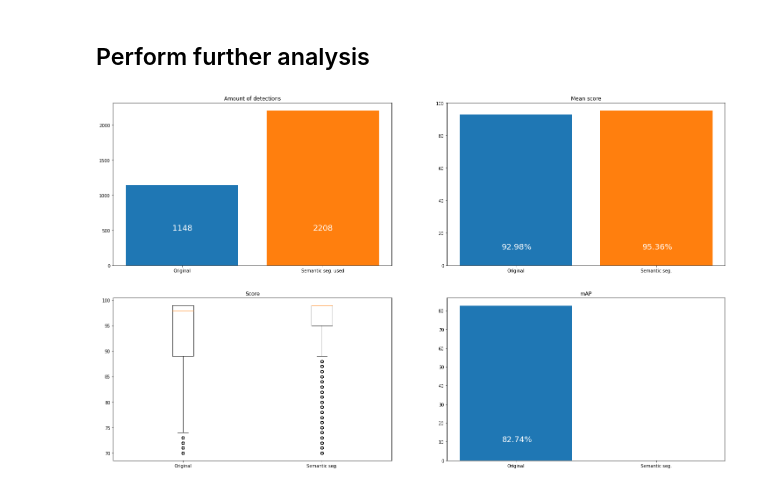
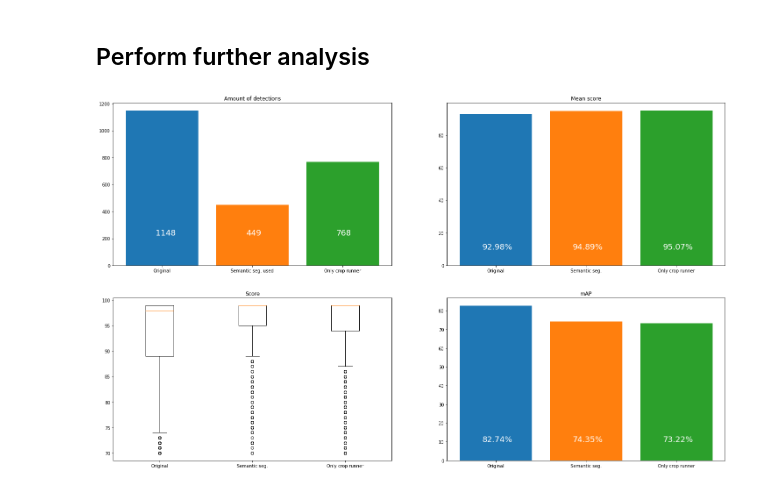
Before and after one commit to darkhorrow/semantic-segmentation-tgc, a Jupyter notebook: faster-rncc/MethodComparison.ipynb, the cells around one changed output. Saved outputs shown, nothing was run; the diff lists cells and outputs as text; code cells hidden in the pictures.

Commit message:
mAP comparisons performed

```diff
--- a/faster-rncc/MethodComparison.ipynb
+++ b/faster-rncc/MethodComparison.ipynb
@@ -11,8 +11,12 @@ drive.mount('/content/drive')
 Mounted at /content/drive
 # %%
 ORIGINAL_RESULTS = "/content/drive/MyDrive/TFM/comparison_files/original_predictions.csv"
-CROP_RESULTS = "/content/drive/MyDrive/TFM/comparison_files/crop90_predictions.csv"
+YOLO_RESULTS = "/content/drive/MyDrive/TFM/comparison_files/people_crop_predictions.csv"
+CROP_RESULTS = "/content/drive/MyDrive/TFM/comparison_files/segmentation_crop_predictions.csv"
+
 ORIGINAL_METRICS = "/content/drive/MyDrive/TFM/comparison_files/original_metrics.csv"
+YOLO_METRICS = "/content/drive/MyDrive/TFM/comparison_files/people_crop_metrics.csv"
+CROP_METRICS = "/content/drive/MyDrive/TFM/comparison_files/segmentation_crop_metrics.csv"
 # %% [markdown]
 ## Read predictions
 # %%
@@ -22,8 +26,12 @@ import os
 import matplotlib.pyplot as plt
 # %%
 original_df = pd.read_csv(ORIGINAL_RESULTS)
+yolo_df = pd.read_csv(YOLO_RESULTS)
 crop_df = pd.read_csv(CROP_RESULTS)
+
 original_metrics_df = pd.read_csv(ORIGINAL_METRICS)
+yolo_metrics_df = pd.read_csv(YOLO_METRICS)
+crop_metrics_df = pd.read_csv(CROP_METRICS)
 # %%
 original_df.describe()
 # %% [output]
@@ -82,61 +126,64 @@ fig.set_size_inches(25, 15)
 
 # Amount of images
 
-indexes = [0, 1]
-heights = [len(original_df.index), len(crop_df.index)]
-labels = ['Original', 'Semantic seg. used']
+indexes = [0, 1, 2]
+heights = [len(original_df.index), len(crop_df.index), len(yolo_df.index)]
+labels = ['Original', 'Semantic seg. used', 'Only crop runner']
 
 axs[0, 0].bar(indexes[0], heights[0])
 axs[0, 0].bar(indexes[1], heights[1])
+axs[0, 0].bar(indexes[2], heights[2])
 
 axs[0, 0].set_title('Amount of detections')
 axs[0, 0].set_xticks(indexes)
 axs[0, 0].set_xticklabels(labels)
 
 for i, v in enumerate(labels):
-  axs[0, 0].text(-0.07 + i, 500, heights[i], fontsize=18, color=(1,1,1,1))
+  axs[0, 0].text(-0.07 + i, min(heights)/2, heights[i], fontsize=18, color=(1,1,1,1))
 
 # Mean Score
 
-heights = [original_df['score'].mean(), crop_df['score'].mean()]
-labels = ['Original', 'Semantic seg.']
+heights = [original_df['score'].mean(), crop_df['score'].mean(), yolo_df['score'].mean()]
+labels = ['Original', 'Semantic seg.', 'Only crop runner']
 
 axs[0, 1].bar(indexes[0], heights[0])
 axs[0, 1].bar(indexes[1], heights[1])
+axs[0, 1].bar(indexes[2], heights[2])
 
 axs[0, 1].set_title('Mean score')
 axs[0, 1].set_xticks(indexes)
 axs[0, 1].set_xticklabels(labels)
 
 for i, v in enumerate(labels):
-  axs[0, 1].text(-0.1 + i, 10, f'{round(heights[i], 2)}%', fontsize=18, color=(1,1,1,1))
+  axs[0, 1].text(-0.15 + i, 10, f'{round(heights[i], 2)}%', fontsize=18, color=(1,1,1,1))
 
 
 # Boxplot scores
 
-heights = [original_df['score'].to_numpy(), crop_df['score'].to_numpy()]
-labels = ['Original', 'Semantic seg.']
+heights = [original_df['score'].to_numpy(), crop_df['score'].to_numpy(), yolo_df['score'].to_numpy()]
+labels = ['Original', 'Semantic seg.', 'Only crop runner']
 
-axs[1, 0].boxplot([heights[0], heights[1]])
+axs[1, 0].boxplot([heights[0], heights[1], heights[2]])
 
 axs[1, 0].set_title('Score')
 axs[1, 0].set_xticklabels(labels)
 
 # mAP scores
 
-heights = [original_metrics_df['mAP'].mean()*100, 0]
-labels = ['Original', 'Semantic seg.']
+heights = [original_metrics_df['mAP'].mean()*100, crop_metrics_df['mAP'].mean()*100, yolo_metrics_df['mAP'].mean()*100]
+labels = ['Original', 'Semantic seg.', 'Only crop runner']
 
 axs[1, 1].bar(indexes[0], heights[0])
 axs[1, 1].bar(indexes[1], heights[1])
+axs[1, 1].bar(indexes[2], heights[2])
 
 axs[1, 1].set_title('mAP')
 axs[1, 1].set_xticks(indexes)
 axs[1, 1].set_xticklabels(labels)
 
 for i, v in enumerate(labels):
-  axs[1, 1].text(-0.1 + i, 10, f'{round(heights[i], 2)}%', fontsize=18, color=(1,1,1,1))
+  axs[1, 1].text(-0.15 + i, 10, f'{round(heights[i], 2)}%', fontsize=18, color=(1,1,1,1))
 
 plt.show()
 # %% [output]
-[figure, old version]
+[figure, new version]
```
Also changed, not shown: parts of 4 cells of this notebook.
